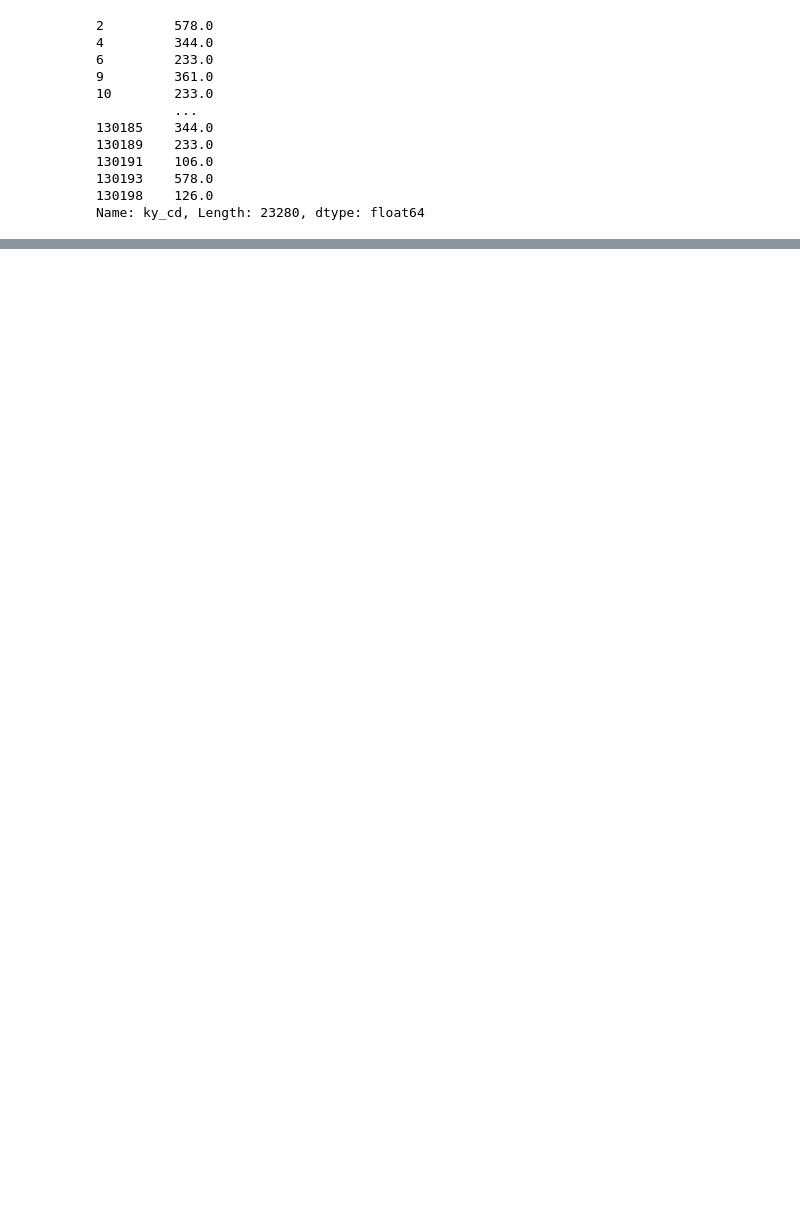
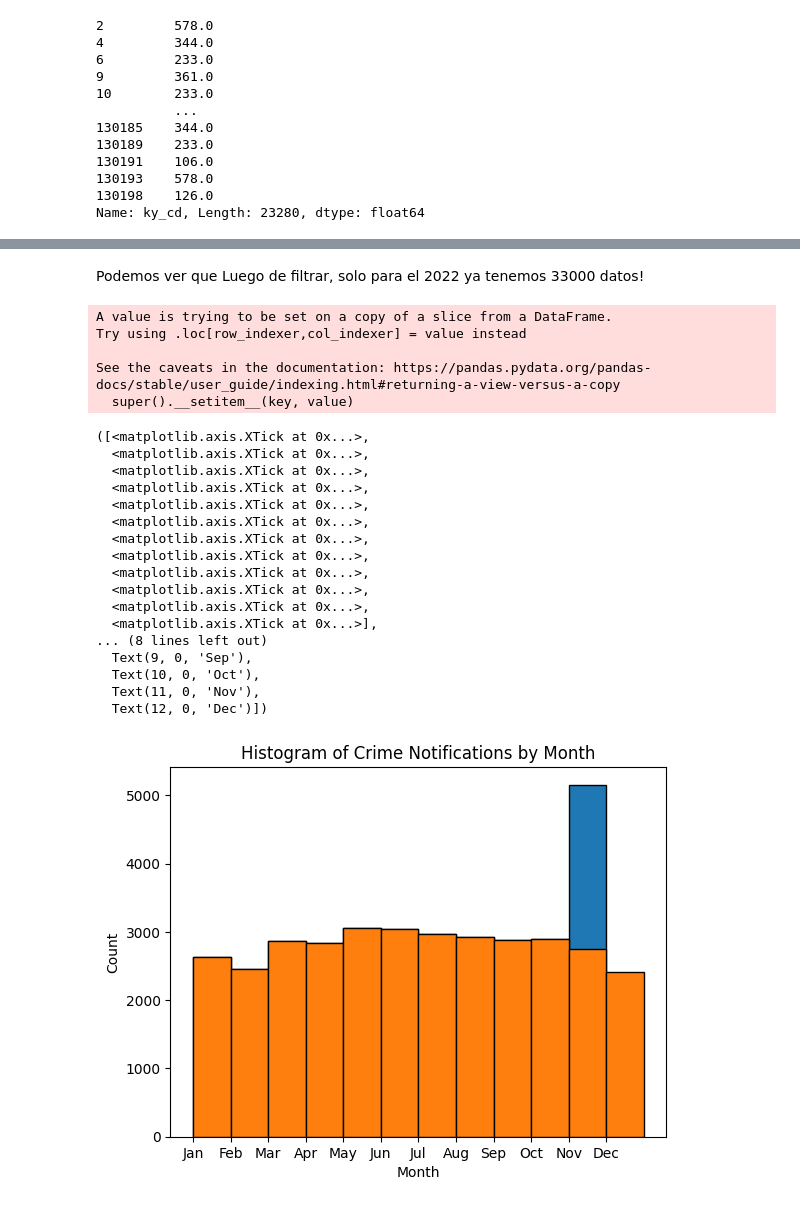
Before and after one commit to Larraguibel/HeatIslandsWV, a Jupyter notebook: preprocess_nypdcrimes.ipynb, the cells around one changed output, grey strips where cells are left out. Drawn from its saved outputs; the diff is of its cells as text; code cells hidden in the pictures; blank space fills up the shorter version.

```diff
--- a/preprocess_nypdcrimes.ipynb
+++ b/preprocess_nypdcrimes.ipynb
@@ -54,0 +244,2 @@ ref_data.to_file("crimes_filtered.shp", driver="ESRI Shapefile")
+# %%
+data_2022 = big_crimes[big_crimes['year'] >= 2022]
@@ -54,0 +250,45 @@ ref_data.to_file("crimes_filtered.shp", driver="ESRI Shapefile")
+# %% [markdown]
+Podemos ver que Luego de filtrar, solo para el 2022 ya tenemos 33000 datos!
+# %%
+data_2022['month'] = data_2022['CMPLNT_FR_DT'].dt.month
+
+# Plot the histogram
+plt.hist(data_2022['month'], bins=range(1, 13), edgecolor='black')
+
+unique_months = sorted(data_2022['month'].unique())
+
+# Plot the histogram
+plt.hist(data_2022['month'], bins=range(1, 14), edgecolor='black')
+
+# Customize the plot
+plt.xlabel('Month')
+plt.ylabel('Count')
+plt.title('Histogram of Crime Notifications by Month')
+
+# Set x-axis tick labels to month names
+month_names = pd.date_range(start='2022-01', periods=len(unique_months), freq='M').strftime('%b')
+plt.xticks(unique_months, month_names)
+# %% [output]
+A value is trying to be set on a copy of a slice from a DataFrame.
+Try using .loc[row_indexer,col_indexer] = value instead
+
+See the caveats in the documentation: https://pandas.pydata.org/pandas-docs/stable/user_guide/indexing.html#returning-a-view-versus-a-copy
+  super().__setitem__(key, value)
+([<matplotlib.axis.XTick at 0x...>,
+  <matplotlib.axis.XTick at 0x...>,
+  <matplotlib.axis.XTick at 0x...>,
+  <matplotlib.axis.XTick at 0x...>,
+  <matplotlib.axis.XTick at 0x...>,
+  <matplotlib.axis.XTick at 0x...>,
+  <matplotlib.axis.XTick at 0x...>,
+  <matplotlib.axis.XTick at 0x...>,
+  <matplotlib.axis.XTick at 0x...>,
+  <matplotlib.axis.XTick at 0x...>,
+  <matplotlib.axis.XTick at 0x...>,
+  <matplotlib.axis.XTick at 0x...>],
+... (8 lines left out)
+  Text(9, 0, 'Sep'),
+  Text(10, 0, 'Oct'),
+  Text(11, 0, 'Nov'),
+  Text(12, 0, 'Dec')])
+[figure, added]
```
Also changed, not shown: parts of 33 cells of this notebook, 3 other files.
